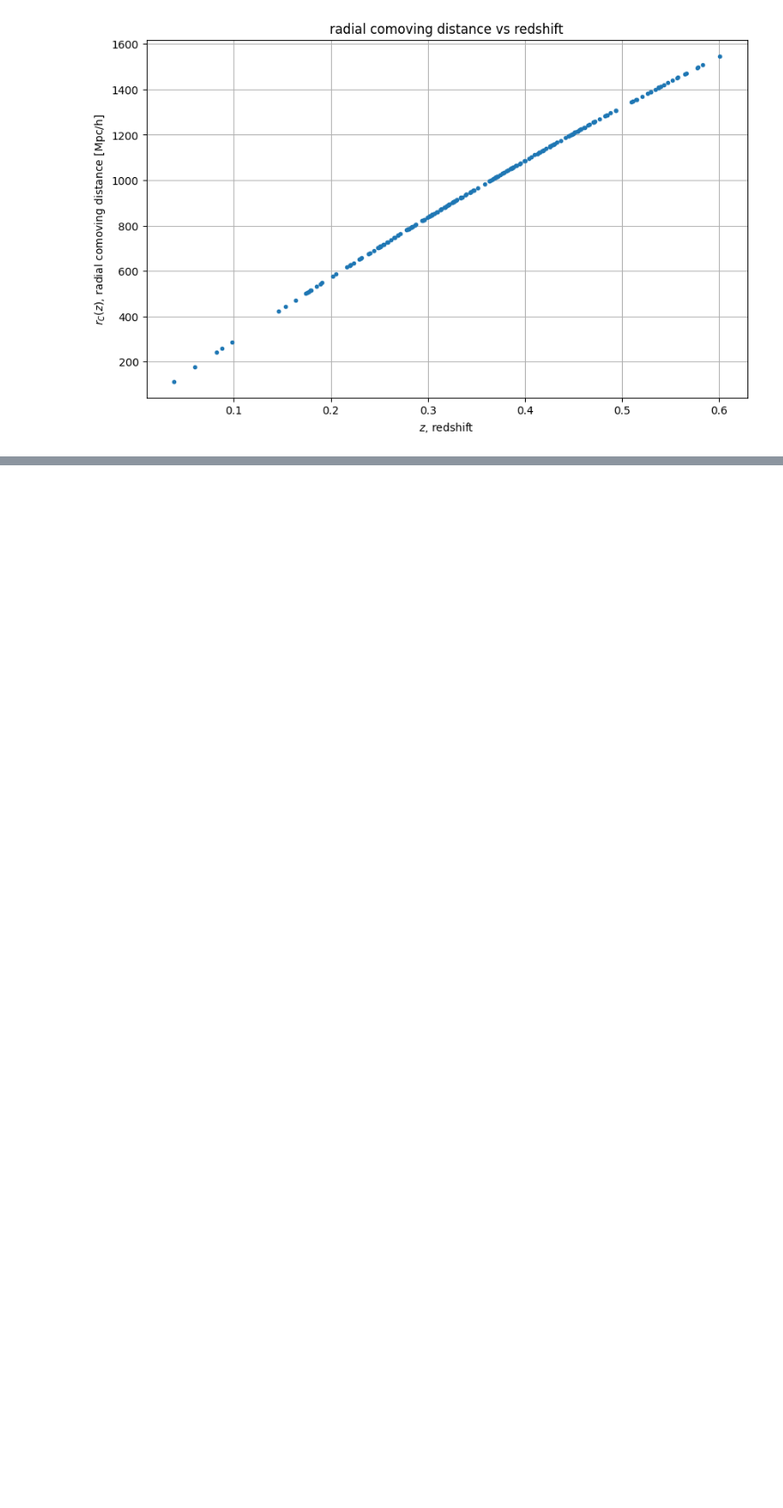
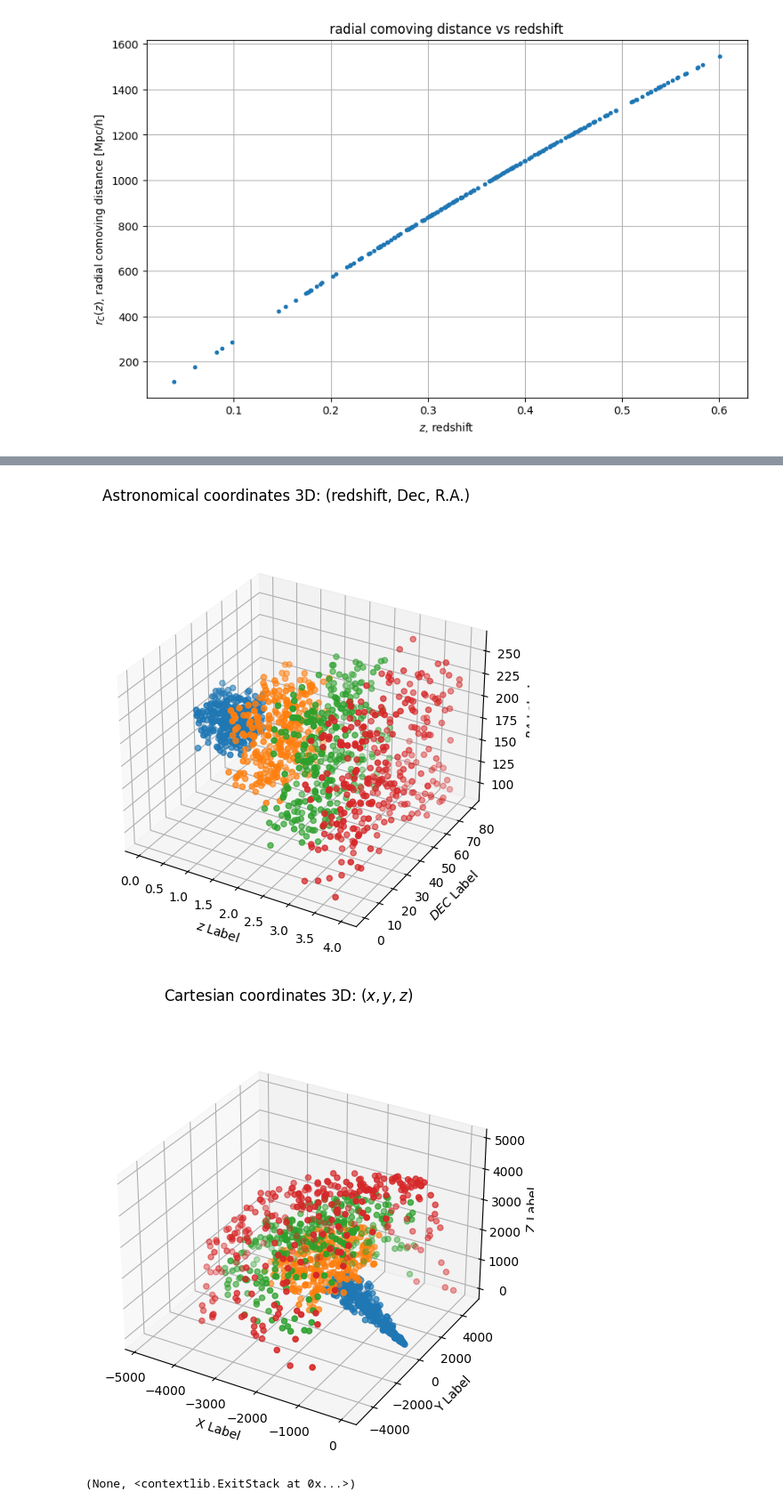
Before and after one commit to lontelis/Tutorial-of-coordinate-transformation-applied-in-cosmology, a Jupyter notebook: tutorial_coordinate_transformation.ipynb, the cells around one changed output, grey strips where cells are left out. Shown at 89% size. Saved outputs shown, nothing was run; the diff lists cells and outputs as text; code cells hidden in the pictures; blank space fills up the shorter version.

Commit message:
Add files via upload
Add a simulation from 300 random points from astronomical/cosmological coordinates z,Dec,RA to cartesian coordinates x,y,z

```diff
--- a/tutorial_coordinate_transformation.ipynb
+++ b/tutorial_coordinate_transformation.ipynb
@@ -238,0 +299,29 @@ plt.show()
+# %%
+fig = plt.figure(10,figsize=(10,6))
+plt.suptitle('Astronomical coordinates 3D: (redshift, Dec, R.A.) ')
+ax = fig.add_subplot(projection='3d')
+ax.scatter(reds_red2cart_slice1, decs_red2cart_slice1, rass_red2cart_slice1, marker='o')
+ax.scatter(reds_red2cart_slice2, decs_red2cart_slice2, rass_red2cart_slice2, marker='o')
+ax.scatter(reds_red2cart_slice3, decs_red2cart_slice3, rass_red2cart_slice3, marker='o')
+ax.scatter(reds_red2cart_slice4, decs_red2cart_slice4, rass_red2cart_slice4, marker='o')
+ax.set_xlabel('$z$ Label')
+ax.set_ylabel('$DEC$ Label')
+ax.set_zlabel('$RA$ Label')
+plt.show(),plt.ion()
+
+plt.ion()
+fig = plt.figure(11,figsize=(10,6))
+plt.suptitle('Cartesian coordinates 3D: $(x,y,z)$')
+ax = fig.add_subplot(projection='3d')
+ax.scatter(x_red2cart_slice1,y_red2cart_slice1,z_red2cart_slice1, marker='o')
+ax.scatter(x_red2cart_slice2,y_red2cart_slice2,z_red2cart_slice2, marker='o')
+ax.scatter(x_red2cart_slice3,y_red2cart_slice3,z_red2cart_slice3, marker='o')
+ax.scatter(x_red2cart_slice4,y_red2cart_slice4,z_red2cart_slice4, marker='o')
+ax.set_xlabel('X Label')
+ax.set_ylabel('Y Label')
+ax.set_zlabel('Z Label')
+plt.show(),plt.ion()
+# %% [output]
+[figure, added]
+[figure, added]
+(None, <contextlib.ExitStack at 0x...>)
```
Also changed, not shown: parts of 2 cells of this notebook, 1 other file.
